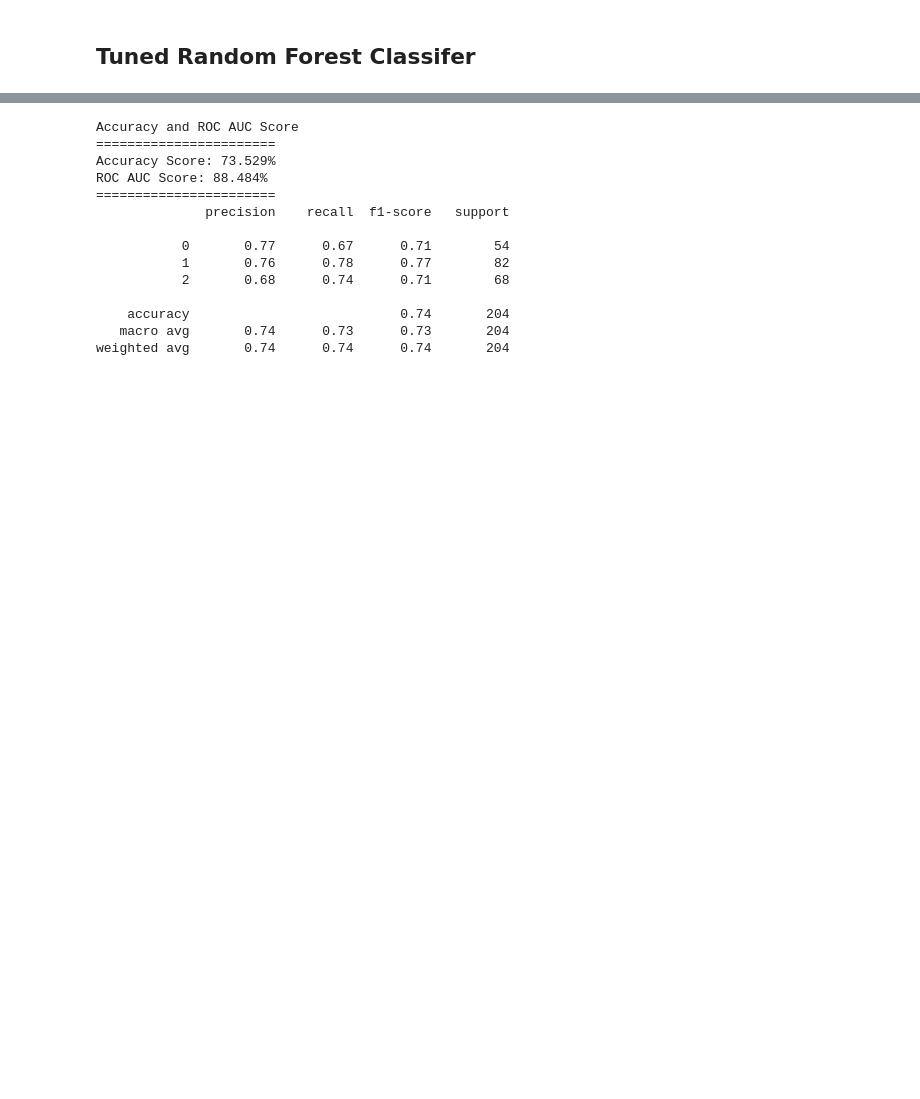
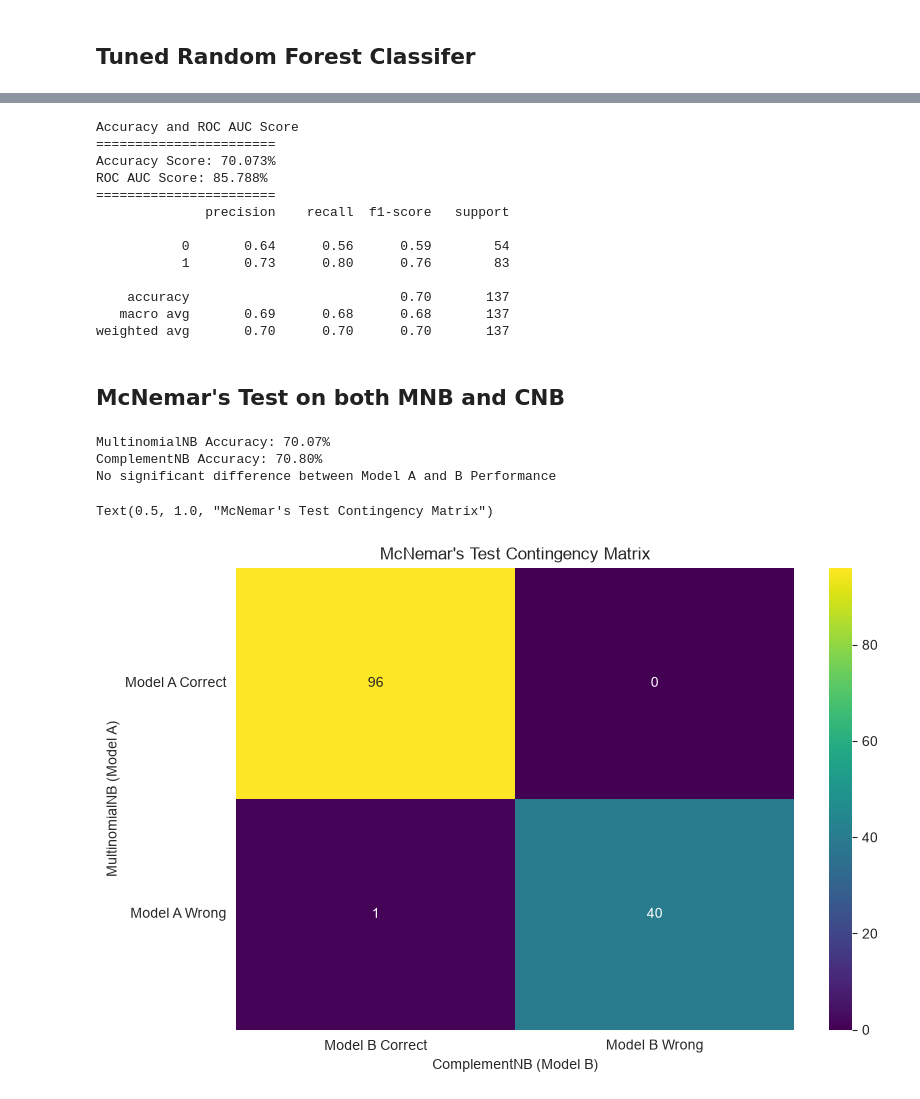
Before and after one commit to leiandrei/sms-smishing-classification, a Jupyter notebook: notebooks/05_statistical_significance.ipynb, the cells around one changed output, grey strips where cells are left out. Saved outputs shown, nothing was run; the diff lists cells and outputs as text; code cells hidden in the pictures; blank space fills up the shorter version.

```diff
--- a/notebooks/05_statistical_significance.ipynb
+++ b/notebooks/05_statistical_significance.ipynb
@@ -169,17 +149,63 @@ weighted avg       0.74      0.74      0.74       204
 # %%
-show_metrics(y_test, ypred_mnb, yprob_mnb)
+show_metrics(y_test, ypred_mnb, yprob_mnb[:, 1])
 # %% [output]
 Accuracy and ROC AUC Score
 =======================
-Accuracy Score: 73.529%
-ROC AUC Score: 88.484%
+Accuracy Score: 70.073%
+ROC AUC Score: 85.788%
 =======================
               precision    recall  f1-score   support
 
-           0       0.77      0.67      0.71        54
-           1       0.76      0.78      0.77        82
-           2       0.68      0.74      0.71        68
+           0       0.64      0.56      0.59        54
+           1       0.73      0.80      0.76        83
 
-    accuracy                           0.74       204
-   macro avg       0.74      0.73      0.73       204
-weighted avg       0.74      0.74      0.74       204
+    accuracy                           0.70       137
+   macro avg       0.69      0.68      0.68       137
+weighted avg       0.70      0.70      0.70       137
+# %% [markdown]
+## McNemar's Test on both MNB and CNB
+# %%
+from statsmodels.stats.contingency_tables import mcnemar
+
+y_true = y_test
+y_model_a = mnb.predict(X_test)
+y_model_b = cnb.predict(X_test)
+
+correct_a = (y_model_a == y_true)
+correct_b = (y_model_b == y_true)
+
+contingency_tbl = pd.crosstab(correct_a, correct_b)
+
+contingency_table = contingency_tbl.reindex(
+    index=[True, False], columns=[True, False], fill_value=0
+).to_numpy()
+
+discordant_sum = contingency_table[0, 1] + contingency_table[1, 0]
+
+if discordant_sum < 25:
+    result = mcnemar(contingency_table, exact=True)
+else:
+    result = mcnemar(contingency_table, exact=False, correction=True)
+
+print(f"MultinomialNB Accuracy: {(accuracy_score(y_test, y_model_a) * 100):.2f}%")
+print(f"ComplementNB Accuracy: {(accuracy_score(y_test, y_model_b) * 100):.2f}%")
+
+alpha = 0.05
+if result.pvalue < alpha:
+    print("Statistically significant difference between Model A and B Performance")
+else:
+    print("No significant difference between Model A and B Performance")
+
+fig, ax = plt.subplots(figsize=(9, 6))
+sns.heatmap(contingency_table, annot=True, xticklabels=['Model B Correct', 'Model B Wrong'],
+            yticklabels=['Model A Correct', 'Model A Wrong'], cmap='viridis')
+ax.set_yticklabels(ax.get_yticklabels(), rotation=0, va='center')
+ax.set_xlabel("ComplementNB (Model B)")
+ax.set_ylabel("MultinomialNB (Model A)")
+ax.set_title("McNemar's Test Contingency Matrix")
+# %% [output]
+MultinomialNB Accuracy: 70.07%
+ComplementNB Accuracy: 70.80%
+No significant difference between Model A and B Performance
+Text(0.5, 1.0, "McNemar's Test Contingency Matrix")
+[figure, added]
```
Also changed, not shown: parts of 7 cells of this notebook.
